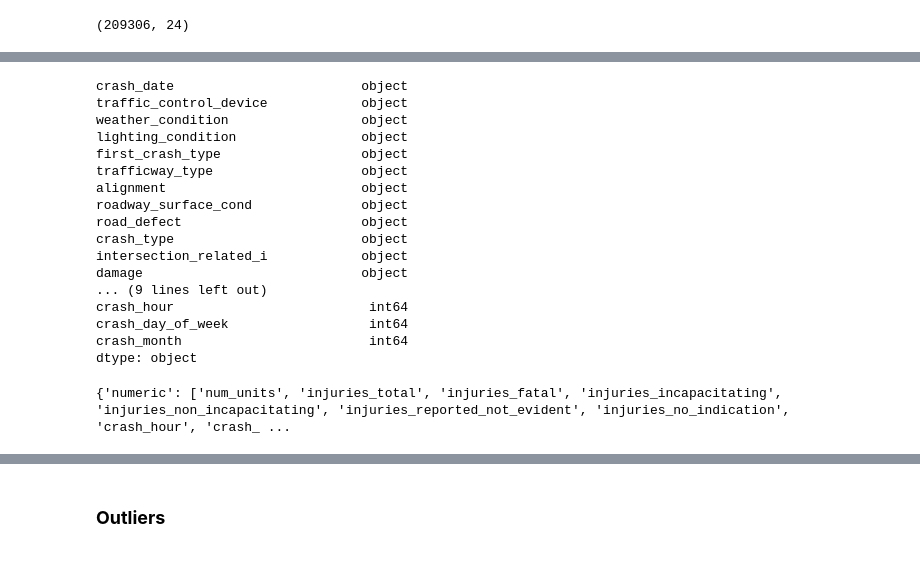
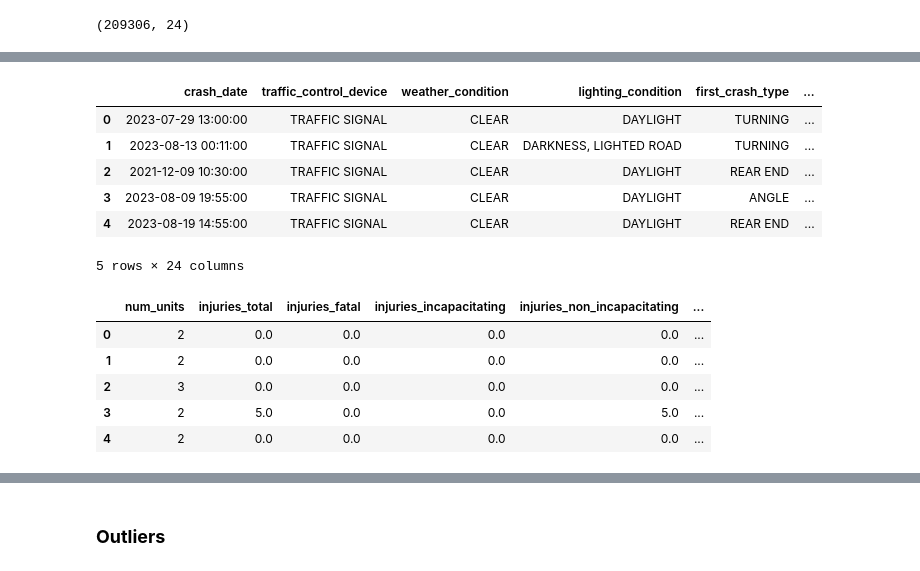
Before and after one commit to ch4uz/ds-project, a Jupyter notebook: classification/ds1_traffic_accidents/notebooks/ds1_lab3_preparation.ipynb, the cells around one changed output, grey strips where cells are left out. Saved outputs shown, nothing was run; the diff lists cells and outputs as text; code cells hidden in the pictures.

```diff
--- a/classification/ds1_traffic_accidents/notebooks/ds1_lab3_preparation.ipynb
+++ b/classification/ds1_traffic_accidents/notebooks/ds1_lab3_preparation.ipynb
@@ -58,27 +60,22 @@ Target shape: (209306,)
-# %%
-data.dtypes
-# %% [output]
-crash_date                        object
-traffic_control_device            object
-weather_condition                 object
-lighting_condition                object
-first_crash_type                  object
-trafficway_type                   object
-alignment                         object
-roadway_surface_cond              object
-road_defect                       object
-crash_type                        object
-intersection_related_i            object
-damage                            object
-... (9 lines left out)
-crash_hour                         int64
-crash_day_of_week                  int64
-crash_month                        int64
-dtype: object
-# %%
-variable_types: dict[str, list] = get_variable_types(data)
-print(variable_types)
-# %% [output]
-{'numeric': ['num_units', 'injuries_total', 'injuries_fatal', 'injuries_incapacitating', 'injuries_non_incapacitating', 'injuries_reported_not_evident', 'injuries_no_indication', 'crash_hour', 'crash_ ...
+# %%
+data.head()
+# %% [output]
+|  | crash_date | traffic_control_device | weather_condition | lighting_condition | first_crash_type | ... |
+| 0 | 2023-07-29 13:00:00 | TRAFFIC SIGNAL | CLEAR | DAYLIGHT | TURNING | ... |
+| 1 | 2023-08-13 00:11:00 | TRAFFIC SIGNAL | CLEAR | DARKNESS, LIGHTED ROAD | TURNING | ... |
+| 2 | 2021-12-09 10:30:00 | TRAFFIC SIGNAL | CLEAR | DAYLIGHT | REAR END | ... |
+| 3 | 2023-08-09 19:55:00 | TRAFFIC SIGNAL | CLEAR | DAYLIGHT | ANGLE | ... |
+| 4 | 2023-08-19 14:55:00 | TRAFFIC SIGNAL | CLEAR | DAYLIGHT | REAR END | ... |
+5 rows × 24 columns
+# %%
+numeric_vars = variable_types['numeric']
+data[numeric_vars].head()
+# %% [output]
+|  | num_units | injuries_total | injuries_fatal | injuries_incapacitating | injuries_non_incapacitating | ... |
+| 0 | 2 | 0.0 | 0.0 | 0.0 | 0.0 | ... |
+| 1 | 2 | 0.0 | 0.0 | 0.0 | 0.0 | ... |
+| 2 | 3 | 0.0 | 0.0 | 0.0 | 0.0 | ... |
+| 3 | 2 | 5.0 | 0.0 | 0.0 | 5.0 | ... |
+| 4 | 2 | 0.0 | 0.0 | 0.0 | 0.0 | ... |
 # %%
 symbolic_vars = variable_types['symbolic']
```
Also changed, not shown: parts of 25 cells of this notebook.
